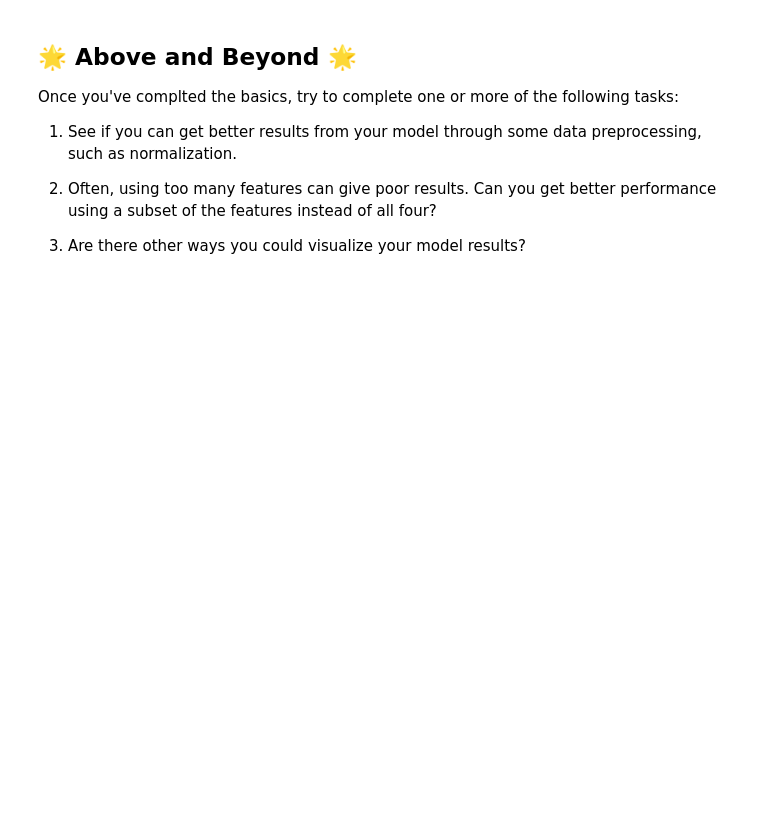
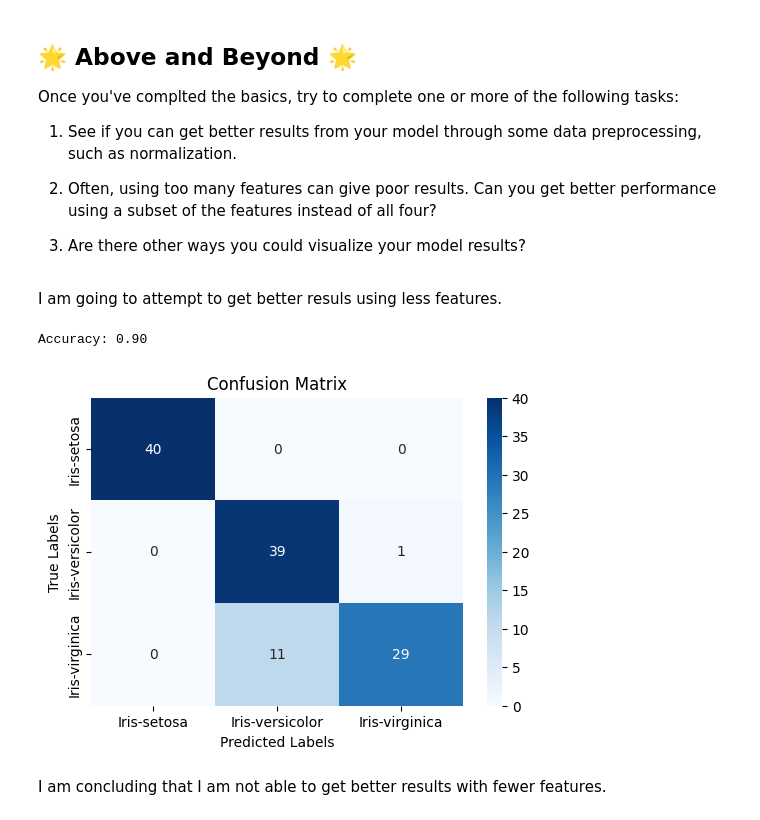
Before and after one commit to M-Merrill676/Machine_Learning, a Jupyter notebook: notebooks/Exploration_04.ipynb, the cells around one changed output. Drawn from its saved outputs; the diff is of its cells as text; code cells hidden in the pictures; blank space fills up the shorter version.

```diff
--- a/notebooks/Exploration_04.ipynb
+++ b/notebooks/Exploration_04.ipynb
@@ -289,3 +385,56 @@ Once you've complted the basics, try to complete one or more of the following ta
 2. Often, using too many features can give poor results. Can you get better performance using a subset of the features instead of all four?
 
 3. Are there other ways you could visualize your model results?
+# %% [markdown]
+I am going to attempt to get better resuls using less features.
+# %%
+X = iris[["sepal_length","petal_width"]]
+
+y = iris["species"]
+
+import numpy as np
+
+from sklearn.model_selection import train_test_split
+#X, y = np.arange(10).reshape((5, 2)), range(5)
+#X
+
+#list(y)
+
+X_train, X_test, y_train, y_test = train_test_split(
+    X, y, train_size = 0.20, test_size=0.80, random_state=301, shuffle = True, stratify= y)
+
+from sklearn.neighbors import KNeighborsClassifier
+
+clf = KNeighborsClassifier(n_neighbors=3)
+
+clf.fit(X_train, y_train)
+
+from sklearn.neighbors import NearestNeighbors
+predictions = clf.predict(X_test)
+
+
+
+#predictions
+
+from sklearn.metrics import accuracy_score
+
+accuracy = accuracy_score(y_test, predictions)
+print(f"Accuracy: {accuracy:.2f}")
+# %% [output]
+Accuracy: 0.90
+# %%
+from sklearn.metrics import confusion_matrix
+import seaborn as sns
+import matplotlib.pyplot as plt
+cm = confusion_matrix(y_test, predictions)
+
+plt.figure(figsize=(6,4))
+sns.heatmap(cm, annot=True, fmt="d", cmap="Blues", xticklabels=clf.classes_, yticklabels=clf.classes_)
+plt.xlabel("Predicted Labels")
+plt.ylabel("True Labels")
+plt.title("Confusion Matrix")
+plt.show()
+# %% [output]
+[figure, added]
+# %% [markdown]
+I am concluding that I am not able to get better results with fewer features.
```
Also changed, not shown: parts of 14 cells of this notebook.
